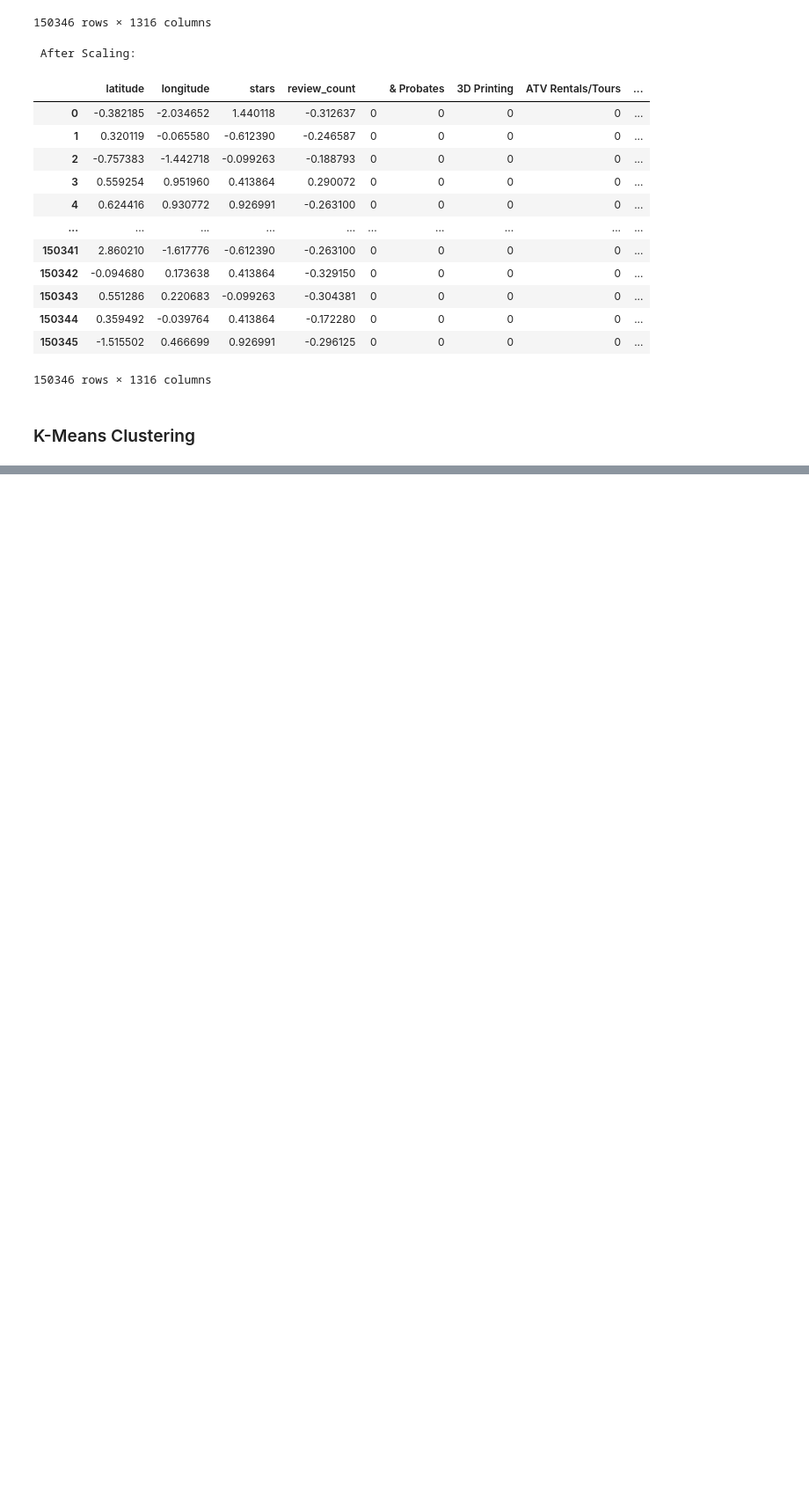
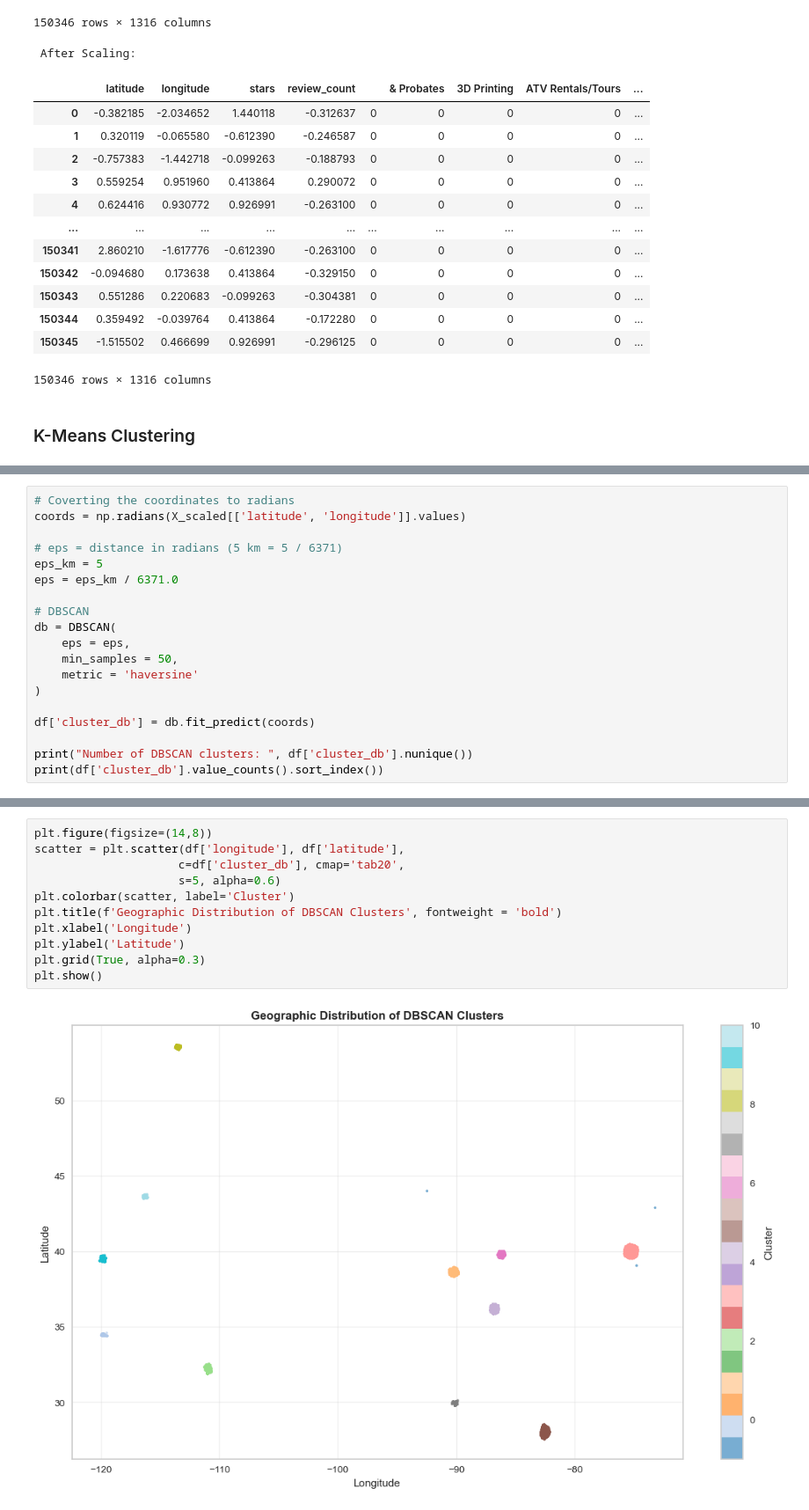
Before and after one commit to junaidazhar42/YelpSphere-Geo-Based-Cluster-Analysis, a Jupyter notebook: main.ipynb, the cells around one changed output, grey strips where cells are left out. Shown at 88% size. Saved outputs shown, nothing was run; the diff lists cells and outputs as text; blank space fills up the shorter version.

Commit message:
dbscan & hdbscan

```diff
--- a/main.ipynb
+++ b/main.ipynb
@@ -603,0 +650,19 @@ plt.show()
+# %%
+# Coverting the coordinates to radians
+coords = np.radians(X_scaled[['latitude', 'longitude']].values)
+
+# eps = distance in radians (5 km = 5 / 6371)
+eps_km = 5
+eps = eps_km / 6371.0
+
+# DBSCAN
+db = DBSCAN(
+    eps = eps,
+    min_samples = 50,
+    metric = 'haversine'
+)
+
+df['cluster_db'] = db.fit_predict(coords)
+
+print("Number of DBSCAN clusters: ", df['cluster_db'].nunique())
+print(df['cluster_db'].value_counts().sort_index())
@@ -603,0 +685,13 @@ plt.show()
+# %%
+plt.figure(figsize=(14,8))
+scatter = plt.scatter(df['longitude'], df['latitude'],
+                     c=df['cluster_db'], cmap='tab20',
+                     s=5, alpha=0.6)
+plt.colorbar(scatter, label='Cluster')
+plt.title(f'Geographic Distribution of DBSCAN Clusters', fontweight = 'bold')
+plt.xlabel('Longitude')
+plt.ylabel('Latitude')
+plt.grid(True, alpha=0.3)
+plt.show()
+# %% [output]
+[figure, added]
```
Also changed, not shown: parts of 14 cells of this notebook.
